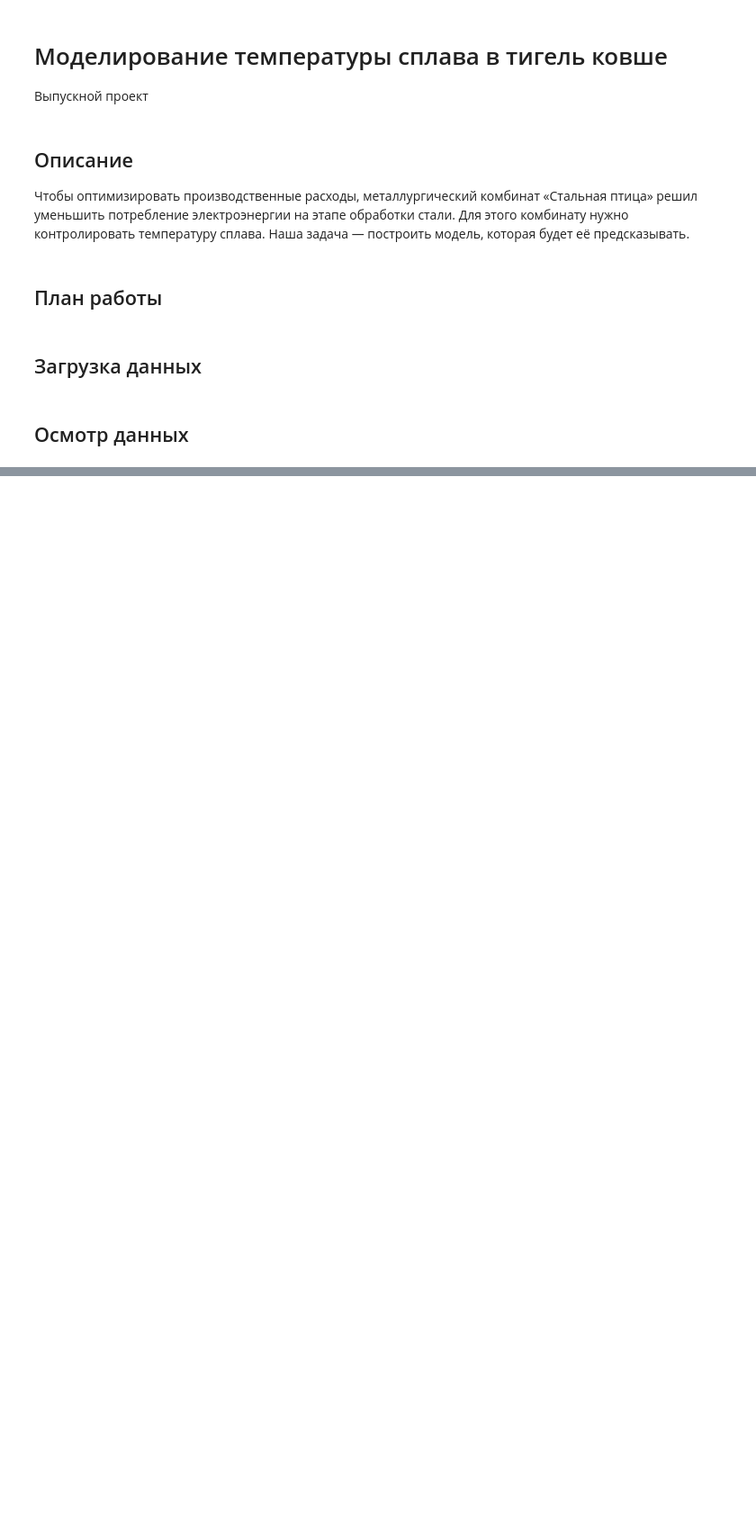
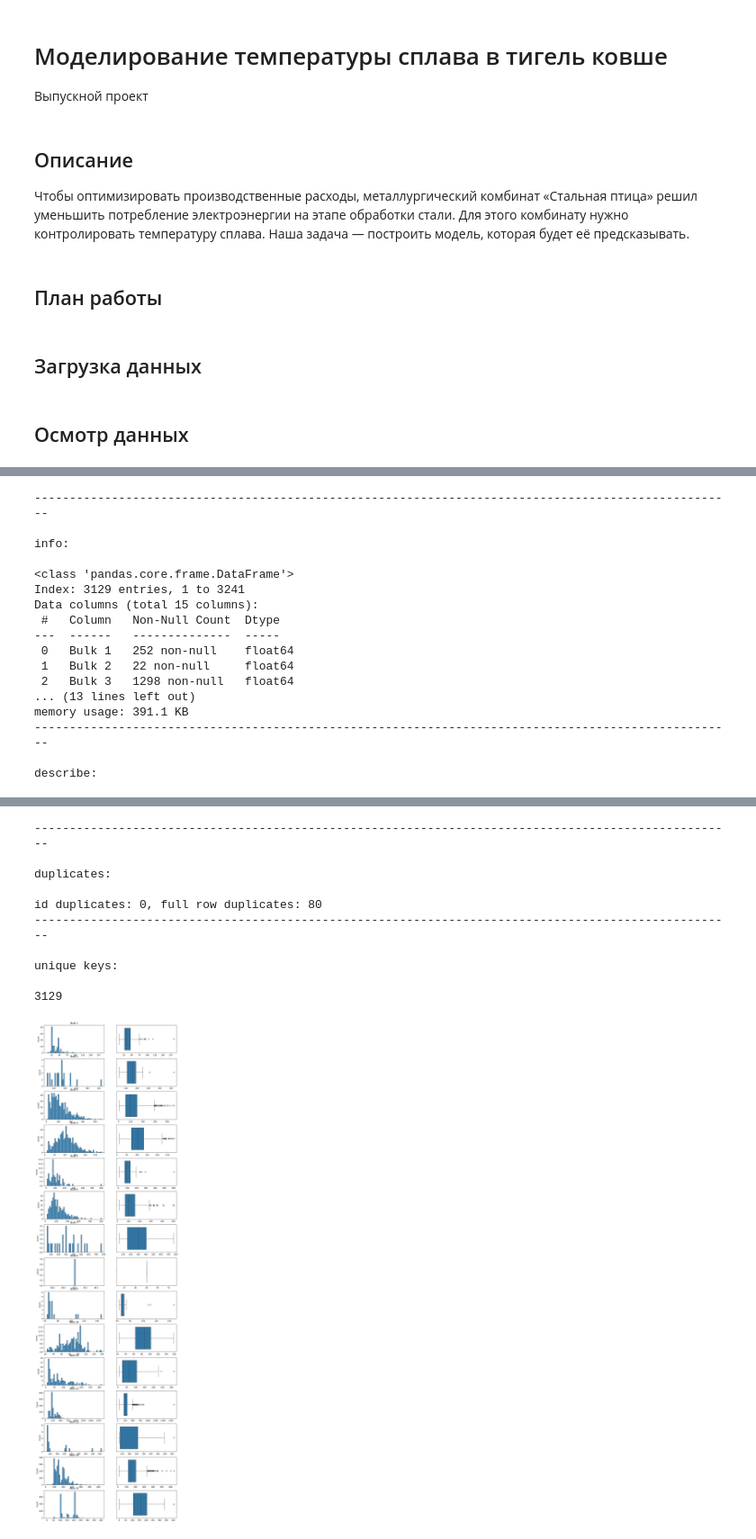
Before and after one commit to wtom76/practicum, a Jupyter notebook: final/0d09d352-9cae-4cc7-85c2-f88ea711ad45.ipynb, the cells around one changed output, grey strips where cells are left out. Shown: that part at 90% size. Cells and saved outputs as stored; diff of their text form; code cells hidden in the pictures; blank space fills up the shorter version.

Commit message:
added histogram and box

```diff
--- a/final/0d09d352-9cae-4cc7-85c2-f88ea711ad45.ipynb
+++ b/final/0d09d352-9cae-4cc7-85c2-f88ea711ad45.ipynb
@@ -109,0 +143,3 @@ unique keys:
+# %%
+explore_df(data_bulk_new)
+# %% [output]
@@ -109,0 +155,17 @@ unique keys:
+----------------------------------------------------------------------------------------------------
+
+info:
+
+<class 'pandas.core.frame.DataFrame'>
+Index: 3129 entries, 1 to 3241
+Data columns (total 15 columns):
+ #   Column   Non-Null Count  Dtype
+---  ------   --------------  -----
+ 0   Bulk 1   252 non-null    float64
+ 1   Bulk 2   22 non-null     float64
+ 2   Bulk 3   1298 non-null   float64
+... (13 lines left out)
+memory usage: 391.1 KB
+----------------------------------------------------------------------------------------------------
+
+describe:
@@ -109,0 +181,11 @@ unique keys:
+----------------------------------------------------------------------------------------------------
+
+duplicates:
+
+id duplicates: 0, full row duplicates: 80
+----------------------------------------------------------------------------------------------------
+
+unique keys:
+
+3129
+[figure, added]
```
Also changed, not shown: parts of 24 cells of this notebook.
